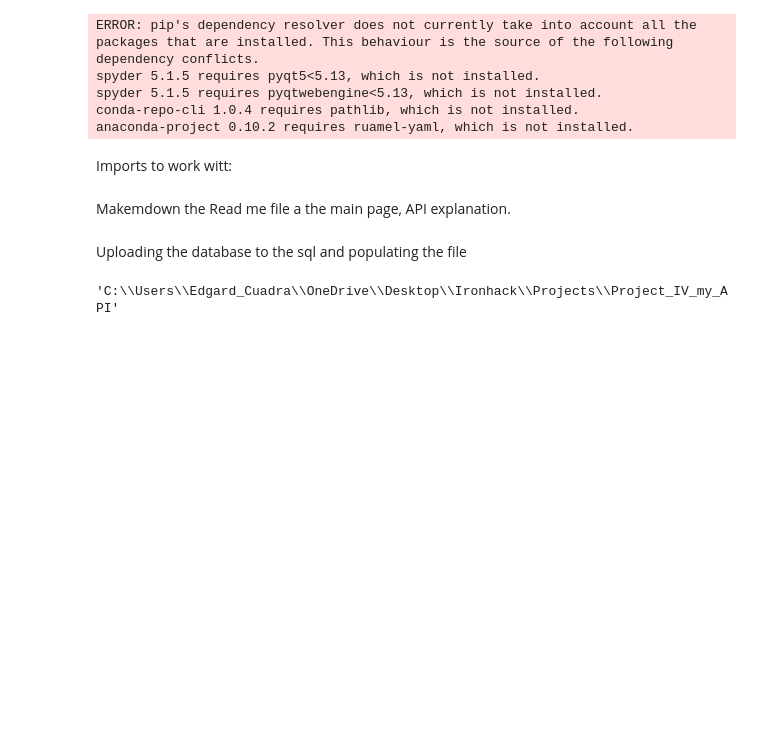
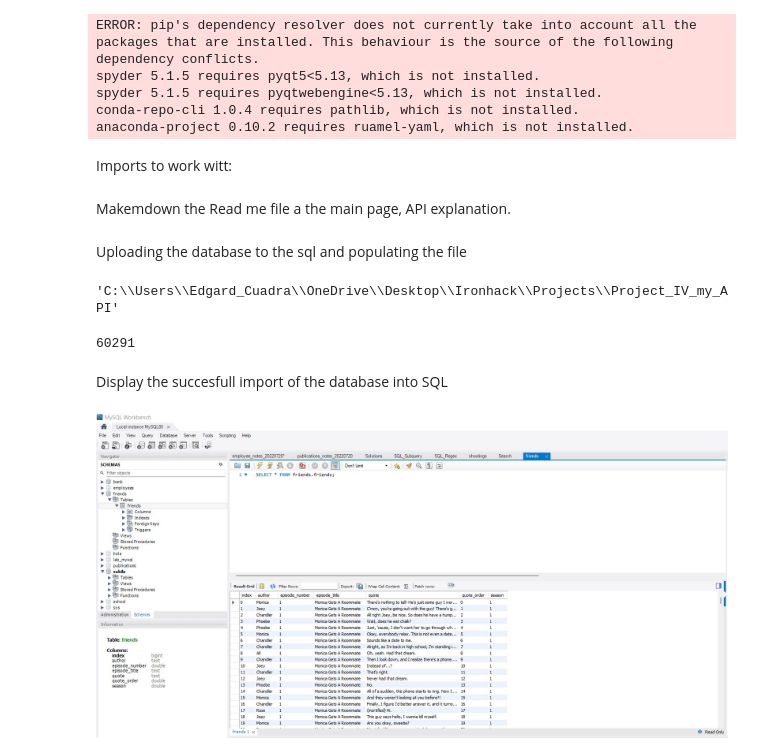
Before and after one commit to Chelechepe/Project_IIII_my_API, a Jupyter notebook: ELT-API_Project.ipynb, the cells around one changed output. Cells and saved outputs as stored; diff of their text form; code cells hidden in the pictures; blank space fills up the shorter version.

```diff
--- a/ELT-API_Project.ipynb
+++ b/ELT-API_Project.ipynb
@@ -52,0 +50,24 @@ df.to_sql("friends", con=engine)
+# %%
+import sqlalchemy as alch
+import pymysql
+import pandas as pd
+import os
+import dotenv
+
+dotenv.load_dotenv()
+password = os.getenv("sql_password")                                 #pulls password to access SQL
+dbName = "friends"                                                     # finds the database that will create the conection
+conectionData=f"mysql+pymysql://root:{password}@localhost/{dbName}" # will stablish the conection
+engine = alch.create_engine(conectionData)                          # we create the engine to run the confirg and conect.
+
+df = pd.read_csv(".\\data\\friends_quotes.csv")
+df.to_sql("friends", con=engine)
+# %% [output]
+60291
+# %% [markdown]
+Display the succesfull import of the database into SQL
+# %%
+from IPython import display
+display.Image(".\images\succesful_upload_sql_friends.jpg")
+# %% [output]
+[figure, added]
```
Also changed, not shown: parts of 1 cell of this notebook, 5 other files.
